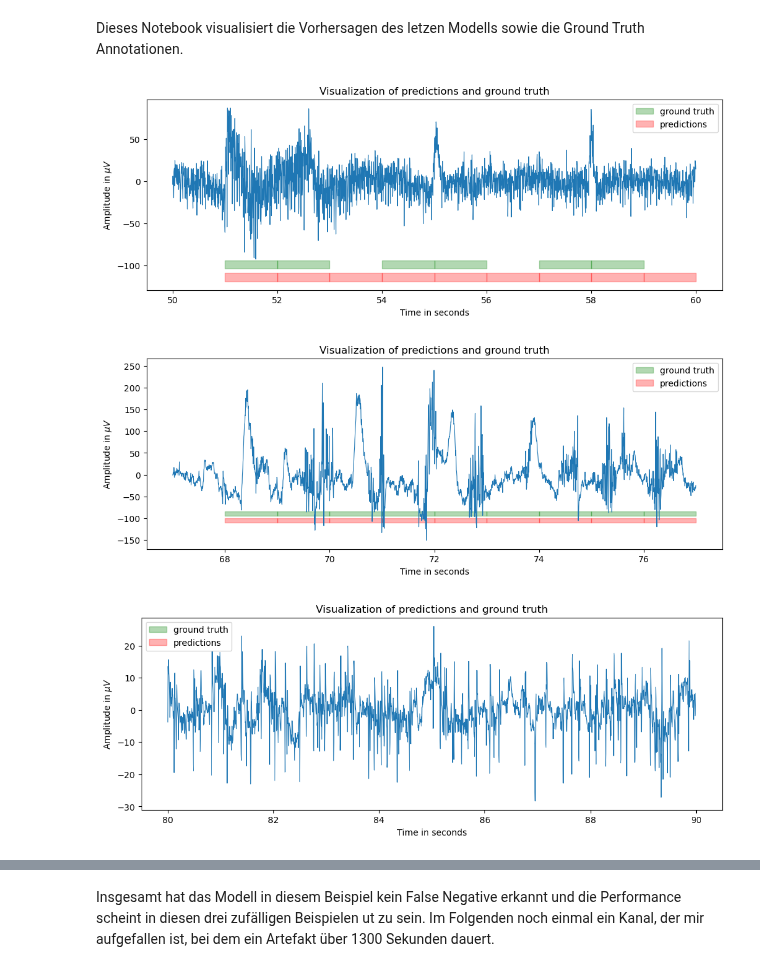
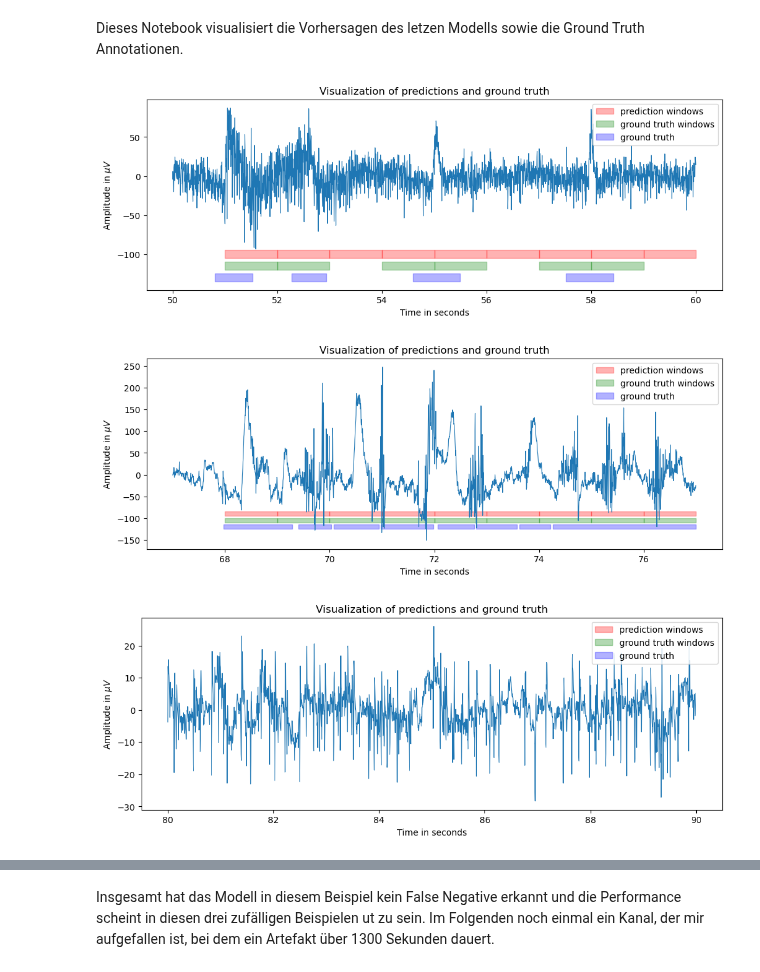
Before and after one commit to stuckkk/artifact-detection-seminar, a Jupyter notebook: experiments/03 - Training/exp_03_08.ipynb, the cells around one changed output, grey strips where cells are left out. Cells and saved outputs as stored; diff of their text form; code cells hidden in the pictures.

```diff
--- a/experiments/03 - Training/exp_03_08.ipynb
+++ b/experiments/03 - Training/exp_03_08.ipynb
@@ -22,35 +22,35 @@ stop = 60
 
 fig, axes = plt.subplots(figsize=(12, 4))
 
 with h5py.File(feature_file) as f:
     channel_group = f[recording][channel]
     feature_vector_list = []
     if not features:
         features = [feat for feat in channel_group.keys() if not feat == 'labels']
     for feature in features:
         feature_vector_list.append(channel_group[feature][:])
     feature_matrix = np.column_stack(feature_vector_list)
     y_true = channel_group['labels'][:]
 
 recording_edf = recording + '.edf'
 
 for root, dirs, files in os.walk(dataset_path):
     if recording_edf not in files:
         continue
 
     recording_edf_path = os.path.join(root, recording_edf)
     with pyedflib.EdfReader(recording_edf_path) as reader:
         channel_data = reader.readSignal(reader.getSignalLabels().index(channel))
 
 clf = joblib.load(model_path)
 
 y_pred = clf.predict(feature_matrix)
 
-axes = visualize_model_predictions(axes, channel_data, y_true, y_pred, start, stop)
+axes = visualize_model_predictions(axes, channel_data, y_true, y_pred, start, stop, os.path.join(dataset_path, 'train', recording + '.csv'), channel)
 fig.savefig('output/exp_03_08_prediction_visualization_1.pdf', bbox_inches='tight')
 fig.show()
 # %% [output]
-[figure, old version]
+[figure, new version]
 # %%
 import h5py
 import numpy as np
@@ -97,11 +97,11 @@ clf = joblib.load(model_path)
 
 y_pred = clf.predict(feature_matrix)
 
-axes = visualize_model_predictions(axes, channel_data, y_true, y_pred, start, stop)
+axes = visualize_model_predictions(axes, channel_data, y_true, y_pred, start, stop, os.path.join(dataset_path, 'val', recording + '.csv'), channel)
 fig.savefig('output/exp_03_08_prediction_visualization_2.pdf', bbox_inches='tight')
 fig.show()
 # %% [output]
-[figure, old version]
+[figure, new version]
 # %%
 import h5py
 import numpy as np
@@ -148,8 +148,8 @@ clf = joblib.load(model_path)
 
 y_pred = clf.predict(feature_matrix)
 
-axes = visualize_model_predictions(axes, channel_data, y_true, y_pred, start, stop)
+axes = visualize_model_predictions(axes, channel_data, y_true, y_pred, start, stop, os.path.join(dataset_path, 'val', recording + '.csv'), channel)
 fig.savefig('output/exp_03_08_prediction_visualization_3.pdf', bbox_inches='tight')
 fig.show()
 # %% [output]
-[figure, old version]
+[figure, new version]
```
Also changed, not shown: parts of 1 cell of this notebook, 15 other files.
